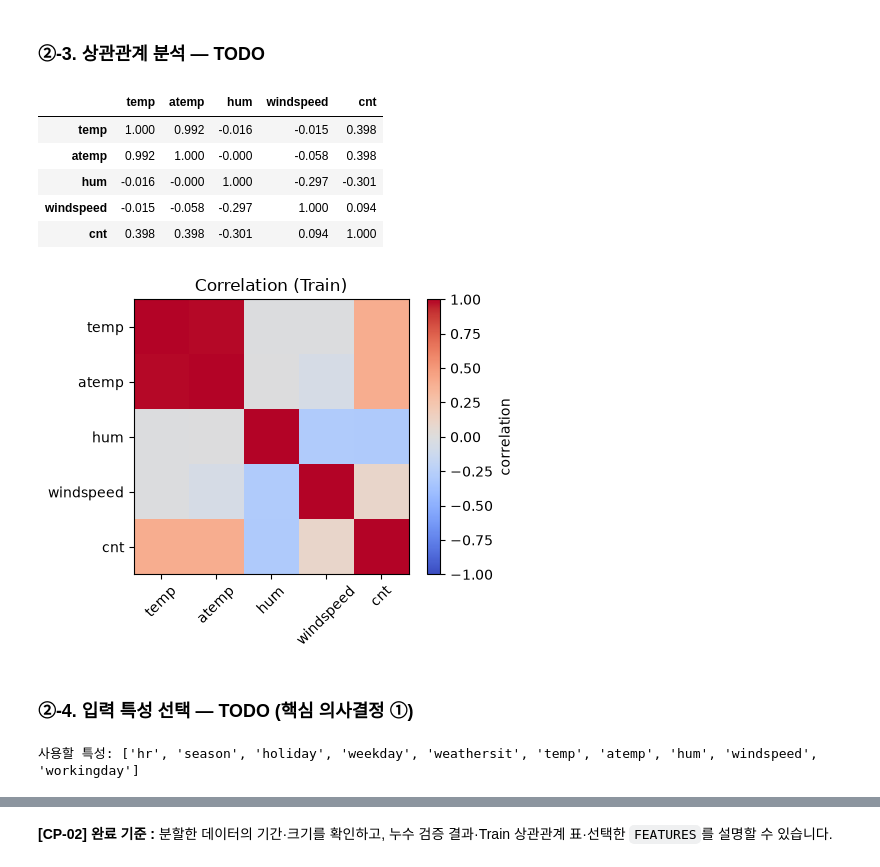
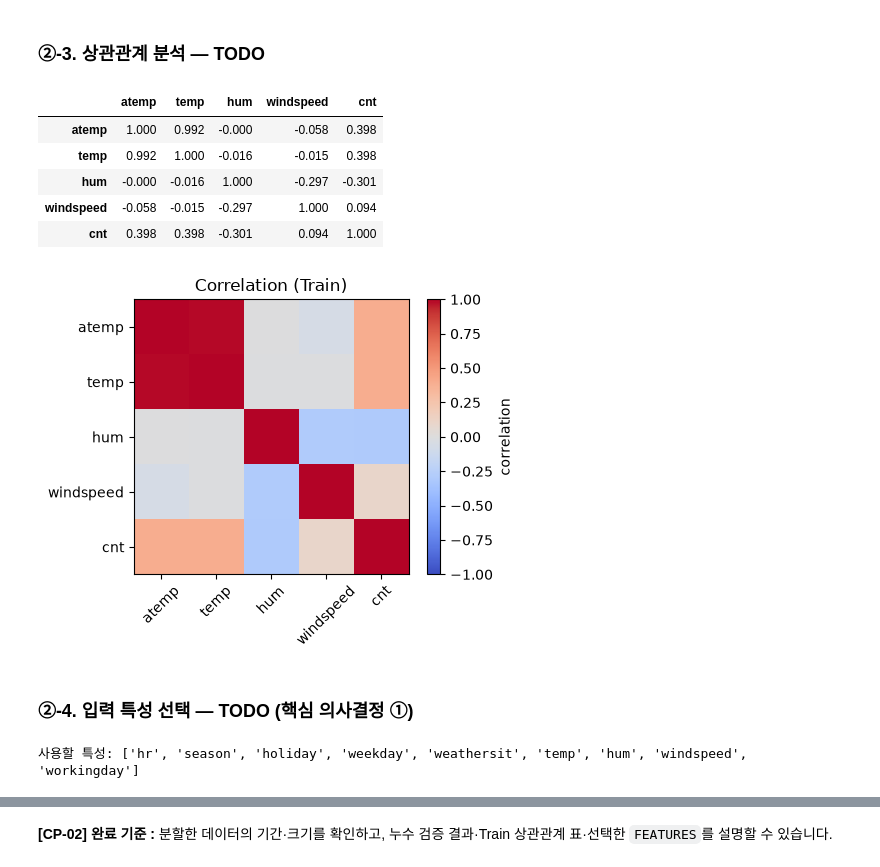
Before and after one commit to mobiemh/ai-miniproject01, a Jupyter notebook: mini-project-01/code/01_regression_bike_demand.ipynb, the cells around one changed output, grey strips where cells are left out. Saved outputs shown, nothing was run; the diff lists cells and outputs as text; code cells hidden in the pictures.

```diff
--- a/mini-project-01/code/01_regression_bike_demand.ipynb
+++ b/mini-project-01/code/01_regression_bike_demand.ipynb
@@ -366,18 +325,18 @@ cnt         0.694564    0.972151  1.000000
 ### ②-3. 상관관계 분석 — TODO
 # %%
 # [공통] 분석에 사용할 컬럼
-corr_cols = ["temp", "atemp", "hum", "windspeed", "cnt"]
+corr_cols = ["atemp", "temp", "hum", "windspeed", "cnt"]
 
 # TODO 2-3. Train 데이터로만 상관계수를 계산합니다.
 # 힌트: train_df[corr_cols].corr()
 corr = train_df[corr_cols].corr()
 display(corr.round(3))
 # %% [output]
-|  | temp | atemp | hum | windspeed | cnt |
-| temp | 1.000 | 0.992 | -0.016 | -0.015 | 0.398 |
-| atemp | 0.992 | 1.000 | -0.000 | -0.058 | 0.398 |
-| hum | -0.016 | -0.000 | 1.000 | -0.297 | -0.301 |
-| windspeed | -0.015 | -0.058 | -0.297 | 1.000 | 0.094 |
+|  | atemp | temp | hum | windspeed | cnt |
+| atemp | 1.000 | 0.992 | -0.000 | -0.058 | 0.398 |
+| temp | 0.992 | 1.000 | -0.016 | -0.015 | 0.398 |
+| hum | -0.000 | -0.016 | 1.000 | -0.297 | -0.301 |
+| windspeed | -0.058 | -0.015 | -0.297 | 1.000 | 0.094 |
 | cnt | 0.398 | 0.398 | -0.301 | 0.094 | 1.000 |
 # %%
 # [공통] 상관관계 시각화 기본 구조
@@ -395,7 +354,7 @@ plt.title("Correlation (Train)")
 plt.tight_layout()
 plt.show()
 # %% [output]
-[figure, old version]
+[figure, new version]
 # %% [markdown]
 ### ②-4. 입력 특성 선택 — TODO (핵심 의사결정 ①)
 # %%
@@ -410,7 +369,6 @@ FEATURES = [
     "weekday",
     "weathersit",
     "temp",
-    "atemp",
     "hum",
     "windspeed",
     "workingday"
@@ -419,7 +377,7 @@ TARGET = "cnt"
 
 print("사용할 특성:", FEATURES)
 # %% [output]
-사용할 특성: ['hr', 'season', 'holiday', 'weekday', 'weathersit', 'temp', 'atemp', 'hum', 'windspeed', 'workingday']
+사용할 특성: ['hr', 'season', 'holiday', 'weekday', 'weathersit', 'temp', 'hum', 'windspeed', 'workingday']
 # %%
 # [공통] 입력 X와 정답 y 분리
 X_train = train_df[FEATURES].copy()
```
Also changed, not shown: parts of 26 cells of this notebook, 2 other files.
